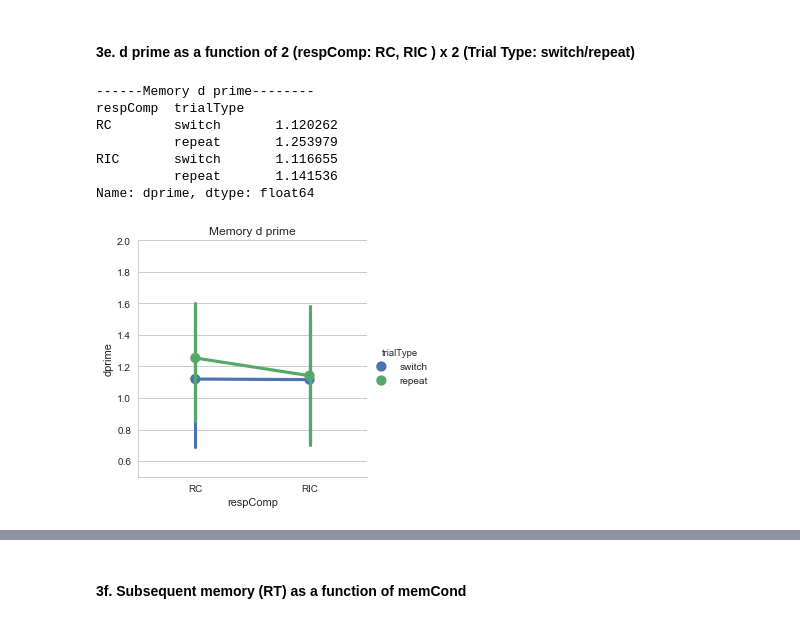
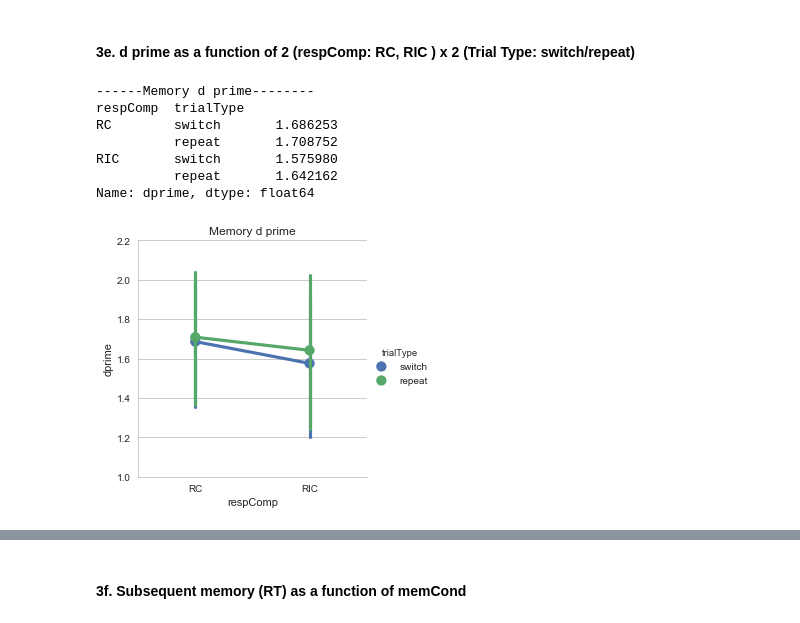
Before and after one commit to yuchinchiu/TSRC_v2_data, a Jupyter notebook: analysis_py/TSRC_v2_basicAnalysis.ipynb, the cells around one changed output, grey strips where cells are left out. Cells and saved outputs as stored; diff of their text form; code cells hidden in the pictures.

```diff
--- a/analysis_py/TSRC_v2_basicAnalysis.ipynb
+++ b/analysis_py/TSRC_v2_basicAnalysis.ipynb
@@ -26,7 +26,7 @@ goodSbj=[]
 excludeSbj=[]
 for S in np.unique(df.sbjId):
     D = df.loc[df.sbjId==S]
-    if D[D.phase=='TaskSw'].sbjACC.mean()*100 > 65:
+    if (D[D.phase=='TaskSw'].sbjACC.mean()*100 > 55) & (D.loc[D.memCond=='new'].sbjACC.mean()*100 > 55):
         goodSbj.append(S)
     else:
         excludeSbj.append(S)
@@ -257,18 +259,18 @@ condM_mem_byCat['dprime'] = condM_mem_byCat['zHit'] - condM_mem_byCat['zFA']
 # %%
 condM_dprime = condM_mem_byCat.groupby(['sbjId','respComp','trialType']).dprime.mean().reset_index()
 # a table of subject x condition
 gpResult_mem_dprime = condM_dprime.groupby(['respComp','trialType']).dprime.mean()
 g = sns.factorplot(x='respComp',y = 'dprime', hue='trialType', data=condM_dprime)
-g.set(ylim=(0.5,2))
+g.set(ylim=(1,2.2))
 plt.title('Memory d prime')
 print('------Memory d prime--------')
 print(gpResult_mem_dprime)
 # %% [output]
 ------Memory d prime--------
 respComp  trialType
-RC        switch       1.120262
-          repeat       1.253979
-RIC       switch       1.116655
-          repeat       1.141536
+RC        switch       1.686253
+          repeat       1.708752
+RIC       switch       1.575980
+          repeat       1.642162
 Name: dprime, dtype: float64
-[figure, old version]
+[figure, new version]
```
Also changed, not shown: parts of 18 cells of this notebook.
